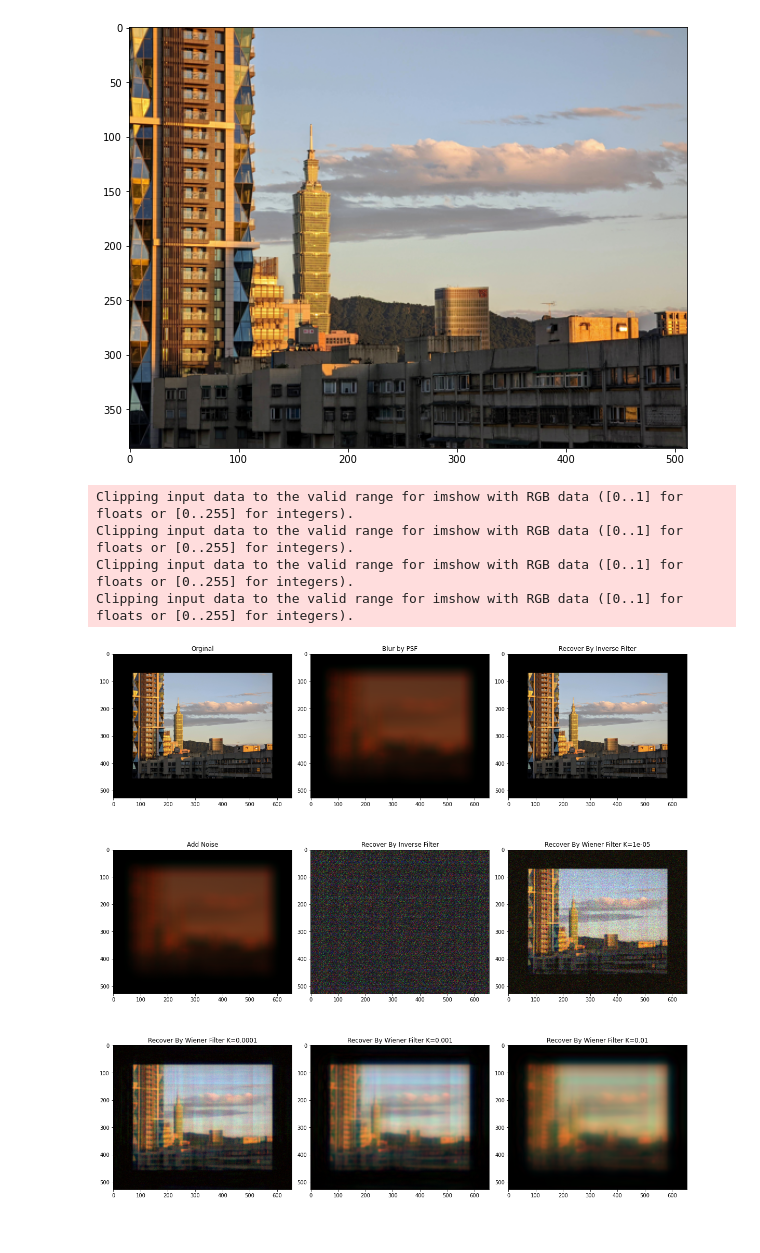
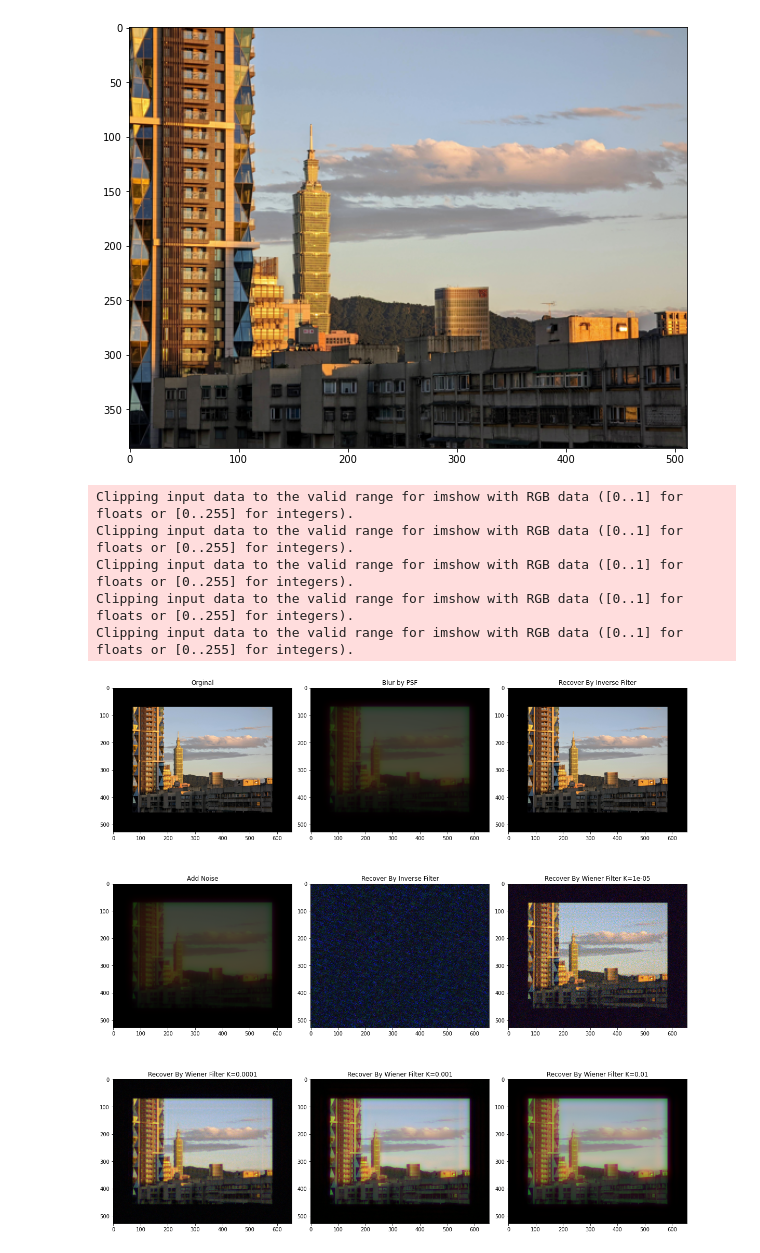
Before and after one commit to chiuhans111/Neural_Nano-Optics, a Jupyter notebook: hans_metalens_test.ipynb, the cells around one changed output. Cells and saved outputs as stored; diff of their text form; code cells hidden in the pictures.

```diff
--- a/hans_metalens_test.ipynb
+++ b/hans_metalens_test.ipynb
@@ -70,7 +70,7 @@ def Huygens(p1, p2, k, mask):
     return I
 # %%
 
-sensor_distance = 5
+sensor_distance = 10
 
 
 def createPSF(sensor_distance, lens_mask, angle=0.0):
@@ -159,34 +159,39 @@ def evaluate(img, I_pad):
     plt.subplot(3, 3, 3)
     plt.title("Recover By Inverse Filter")
     plt.imshow(tf.transpose(invert_img, [1, 2, 0]))
 
     plt.subplot(3, 3, 4)
     plt.title("Add Noise")
     plt.imshow(tf.transpose(noise_img, [1, 2, 0]))
 
     plt.subplot(3, 3, 5)
     plt.title("Recover By Inverse Filter")
     plt.imshow(tf.transpose(invert_noise_img/np.max(invert_noise_img), [1, 2, 0]))
 
 
+    wiener = None
     for i in range(4):
         K = [0.00001, 0.0001, 0.001, 0.01][i]
         W = tf.math.conj(H)/(tf.cast(tf.abs(H)**2+K, tf.dtypes.complex64))
 
         Y2_wiener = Y2*W
         wiener_noise_img = tf.abs(tf.signal.ifft2d(Y2_wiener))
         plt.subplot(3, 3, 6+i)
         plt.title(f"Recover By Wiener Filter K={K}")
         plt.imshow(tf.transpose(wiener_noise_img, [1, 2, 0]))
+
+        if wiener == None:
+            wiener = wiener_noise_img
     plt.tight_layout()
 
-    return noise_img
+    return noise_img, wiener
 
-noise_img = evaluate(img, I_pad)
+noise_img, wiener = evaluate(img, I_pad)
 # %% [output]
 Clipping input data to the valid range for imshow with RGB data ([0..1] for floats or [0..255] for integers).
 Clipping input data to the valid range for imshow with RGB data ([0..1] for floats or [0..255] for integers).
 Clipping input data to the valid range for imshow with RGB data ([0..1] for floats or [0..255] for integers).
 Clipping input data to the valid range for imshow with RGB data ([0..1] for floats or [0..255] for integers).
+Clipping input data to the valid range for imshow with RGB data ([0..1] for floats or [0..255] for integers).
-[figure, old version]
+[figure, new version]
 # %%
```
Also changed, not shown: parts of 2 cells of this notebook, 2 other files.
